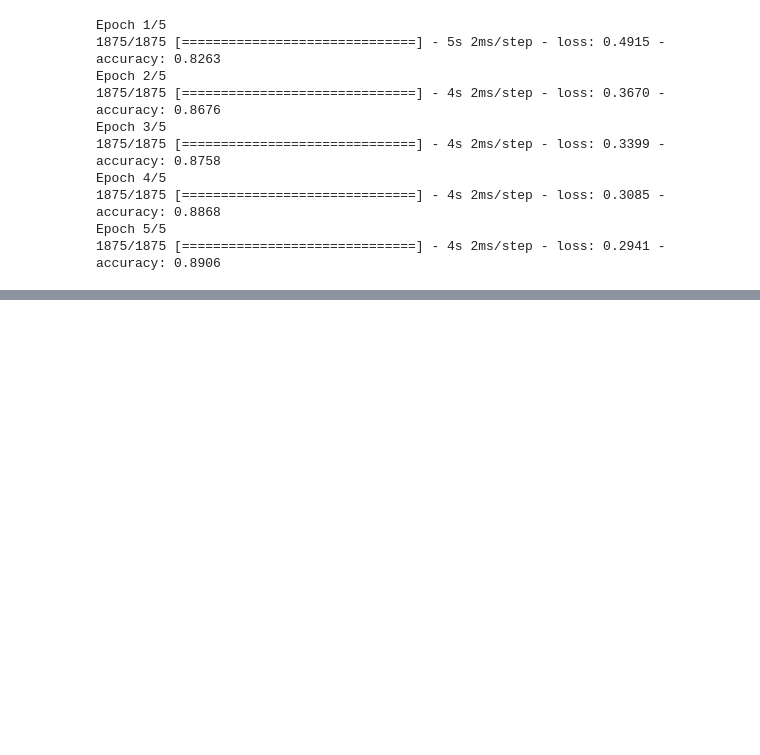
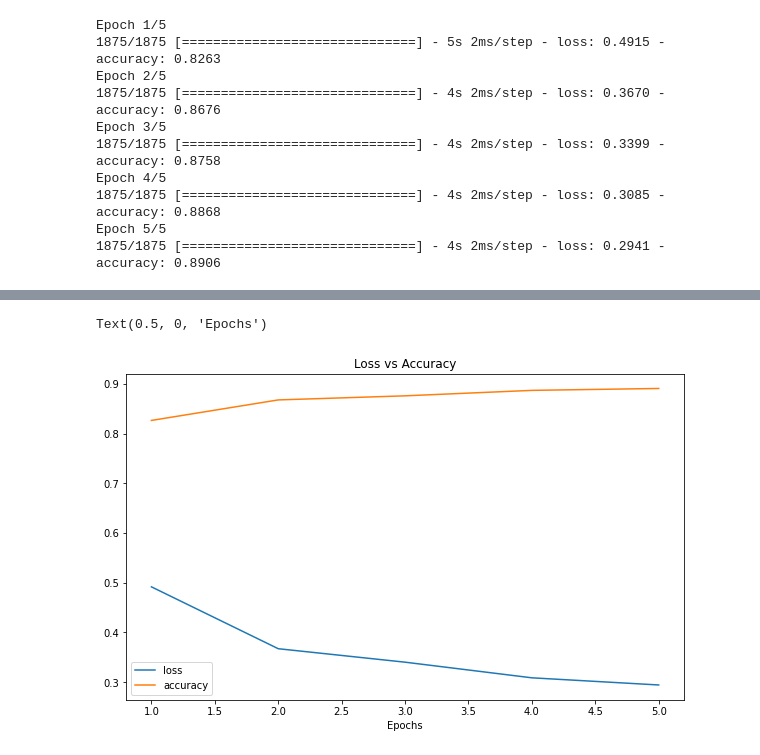
Before and after one commit to Jollyhrothgar/deep_learning, a Jupyter notebook: Lesson_3_The_Fashion_MNIST_Dataset.ipynb, the cells around one changed output, grey strips where cells are left out. Saved outputs shown, nothing was run; the diff lists cells and outputs as text; code cells hidden in the pictures; blank space fills up the shorter version.

```diff
--- a/Lesson_3_The_Fashion_MNIST_Dataset.ipynb
+++ b/Lesson_3_The_Fashion_MNIST_Dataset.ipynb
@@ -215,0 +230,10 @@ Epoch 5/5
+# %%
+plt.figure(figsize=(10,6))
+plt.plot(np.arange(5)+1, history.history['loss'], label='loss')
+plt.plot(np.arange(5)+1, history.history['accuracy'], label='accuracy')
+plt.legend()
+plt.title('Loss vs Accuracy')
+plt.xlabel('Epochs')
+# %% [output]
+Text(0.5, 0, 'Epochs')
+[figure, added]
```
Also changed, not shown: parts of 4 cells of this notebook.
